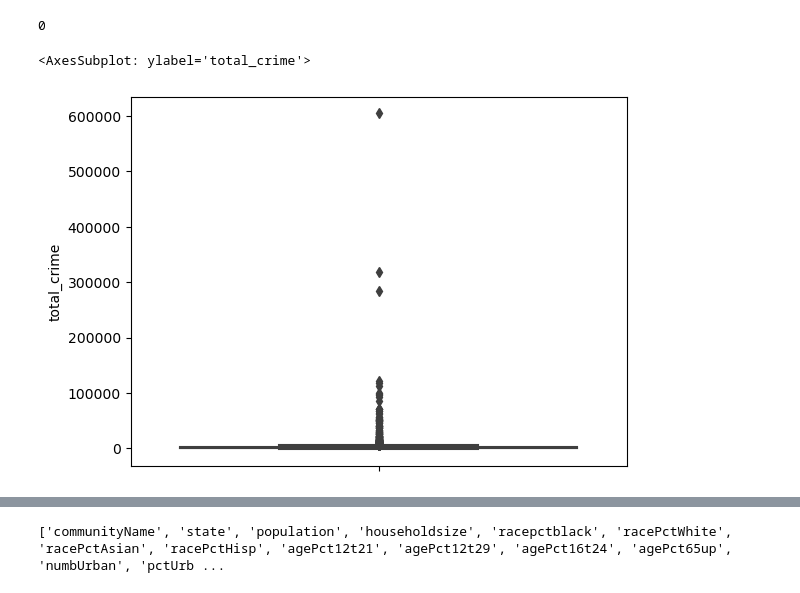
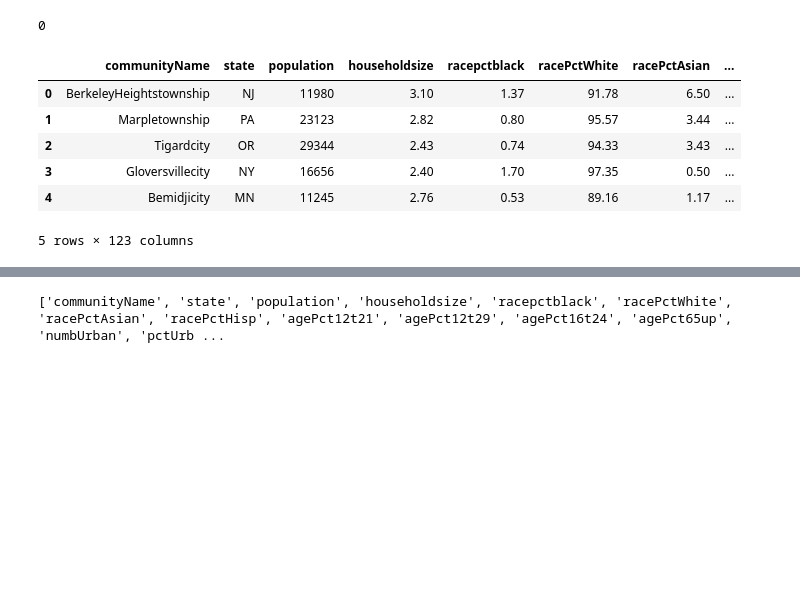
Before and after one commit to Fatimajavid/PredictingCrimesintheUS, a Jupyter notebook: Project.ipynb, the cells around one changed output, grey strips where cells are left out. Cells and saved outputs as stored; diff of their text form; code cells hidden in the pictures; blank space fills up the shorter version.

```diff
--- a/Project.ipynb
+++ b/Project.ipynb
@@ -111,6 +118,10 @@ df["total_crime"] = df["murders"] + df["rapes"] + df["robberies"] + df["assaults
-# %%
-# Boxplot for sum of all crimes
-sns.boxplot(data=df, y='total_crime')
-# %% [output]
-<AxesSubplot: ylabel='total_crime'>
-[figure, removed]
+# %%
+df.head()
+# %% [output]
+|  | communityName | state | population | householdsize | racepctblack | racePctWhite | racePctAsian | ... |
+| 0 | BerkeleyHeightstownship | NJ | 11980 | 3.10 | 1.37 | 91.78 | 6.50 | ... |
+| 1 | Marpletownship | PA | 23123 | 2.82 | 0.80 | 95.57 | 3.44 | ... |
+| 2 | Tigardcity | OR | 29344 | 2.43 | 0.74 | 94.33 | 3.43 | ... |
+| 3 | Gloversvillecity | NY | 16656 | 2.40 | 1.70 | 97.35 | 0.50 | ... |
+| 4 | Bemidjicity | MN | 11245 | 2.76 | 0.53 | 89.16 | 1.17 | ... |
+5 rows × 123 columns
```
Also changed, not shown: parts of 18 cells of this notebook.
